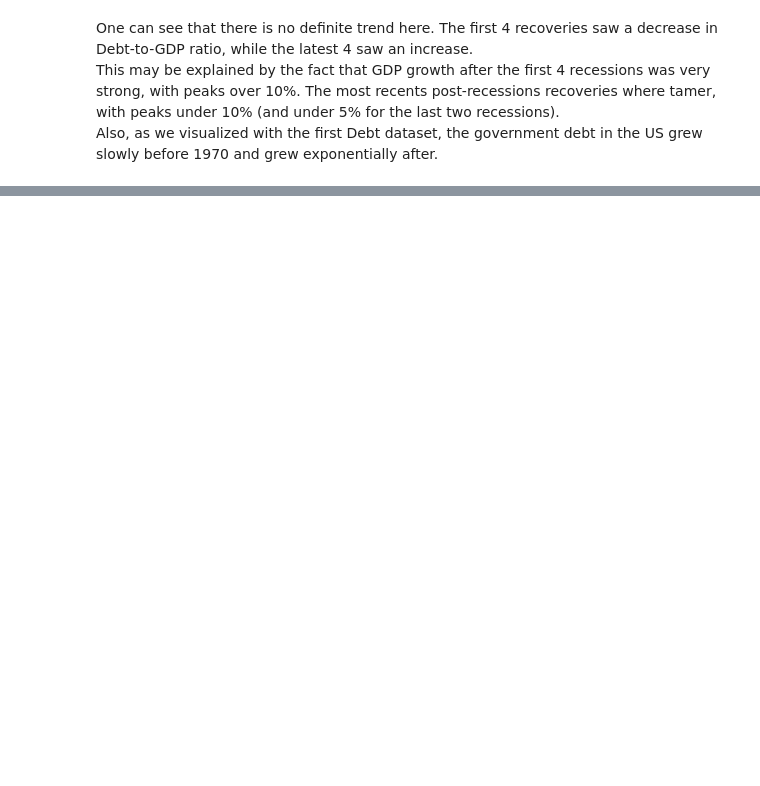
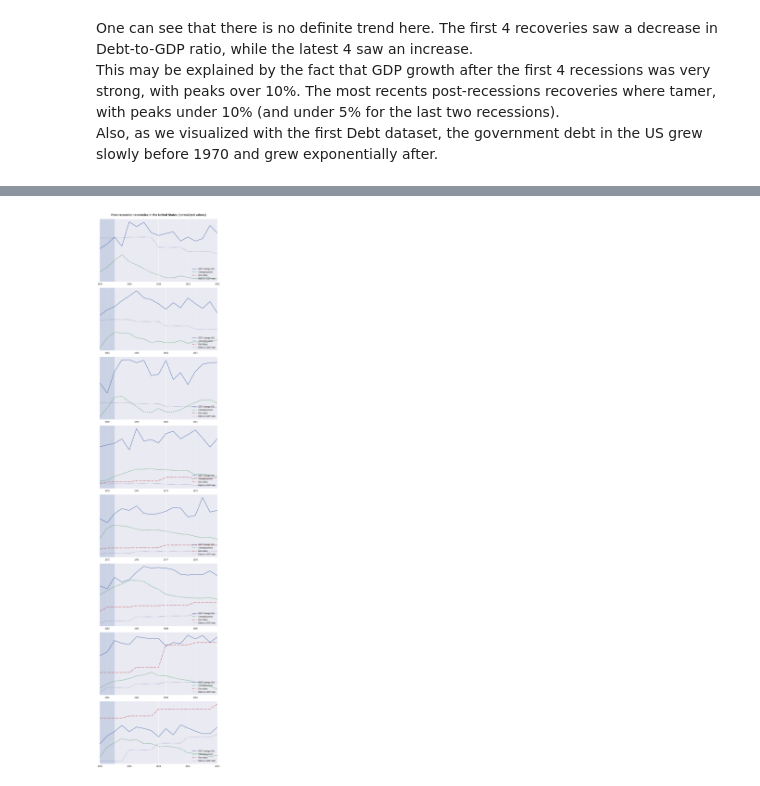
Before and after one commit to javierorman/recovery_economics, a Jupyter notebook: recovery_economics.ipynb, the cells around one changed output, grey strips where cells are left out. Drawn from its saved outputs; the diff is of its cells as text; code cells hidden in the pictures; blank space fills up the shorter version.

```diff
--- a/recovery_economics.ipynb
+++ b/recovery_economics.ipynb
@@ -675,7 +701,7 @@ plt.show()
 # %% [markdown]
 We now join the Debt-to-GDP information with the original dataframe df.
 # %%
-df = df.join(debt_ratio_df_resampled, on='period', how='left')
+df = df.join(debt_ratio_df, on='period', how='left')
 df.head()
 # %% [output]
 |  | period | gdp_change | unemployment | Gini | debt2gdp |
@@ -697,0 +731,13 @@ Also, as we visualized with the first Debt dataset, the government debt in the U
+# %%
+# We'll normalize the values using sklearn.preprocessing.MinMaxScaler,
+#   which will give every column a range of 0 to 1.
+
+from sklearn import preprocessing
+
+x = df.iloc[:, 1:].values #returns a numpy array
+min_max_scaler = preprocessing.MinMaxScaler()
+x_scaled = min_max_scaler.fit_transform(x)
+df_scaled = pd.DataFrame(x_scaled)
+mapper={0: 'GDP change (%)', 1: 'Unemployment',
+        2: 'Gini index', 3: 'Debt-to-GDP ratio'}
+df_scaled.rename(mapper=mapper, axis='columns', inplace=True)
@@ -697,0 +756,15 @@ Also, as we visualized with the first Debt dataset, the government debt in the U
+# %%
+df_scaled = pd.concat([df['period'], df_scaled], axis=1)
+# %%
+plot_multiple(title="""Post-recession recoveries in the United States (normalized values)""",
+              column=['GDP change (%)',	'Unemployment',	'Gini index',	'Debt-to-GDP ratio'],
+              ylabel='',
+              dataframe=df_scaled,
+              idx=rec_ends,
+              num_axes=8,
+              figsize=(8,36),
+              style=['-', '--', '-.', ':'],
+              yticks=False,
+              legend=[True])
+plt.show()
+# %% [output]
@@ -697,0 +772 @@ Also, as we visualized with the first Debt dataset, the government debt in the U
+[figure, added]
```
Also changed, not shown: parts of 18 cells of this notebook.
